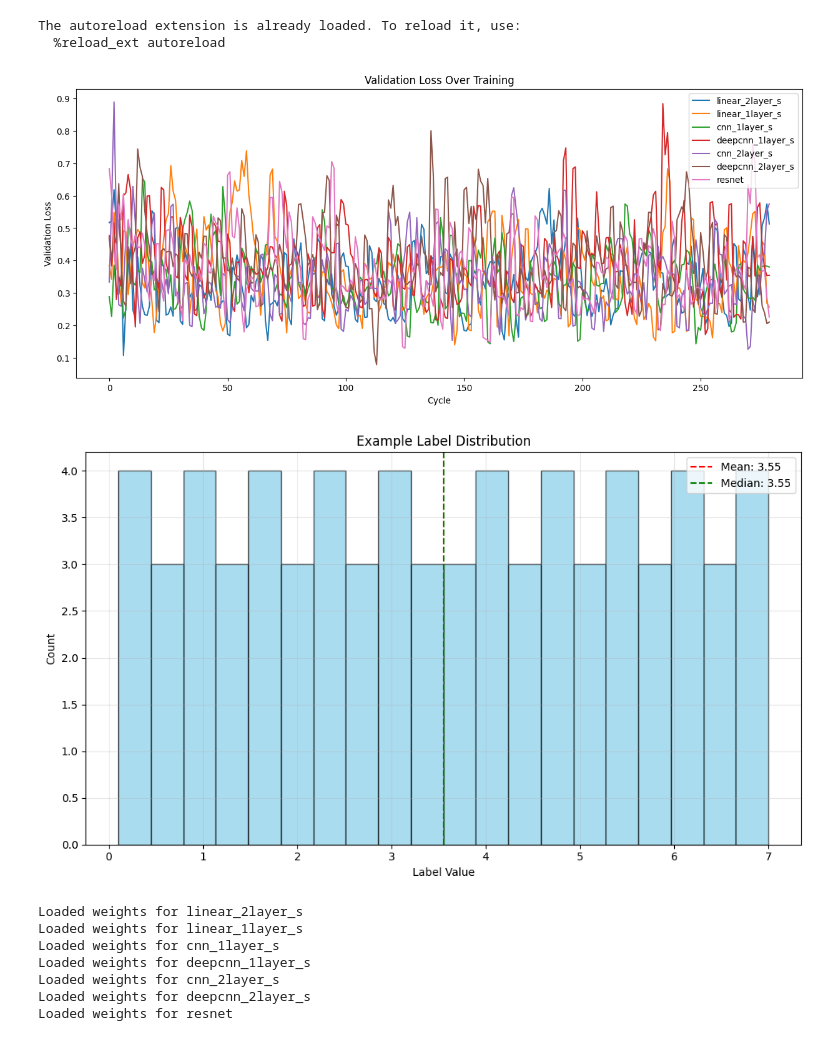
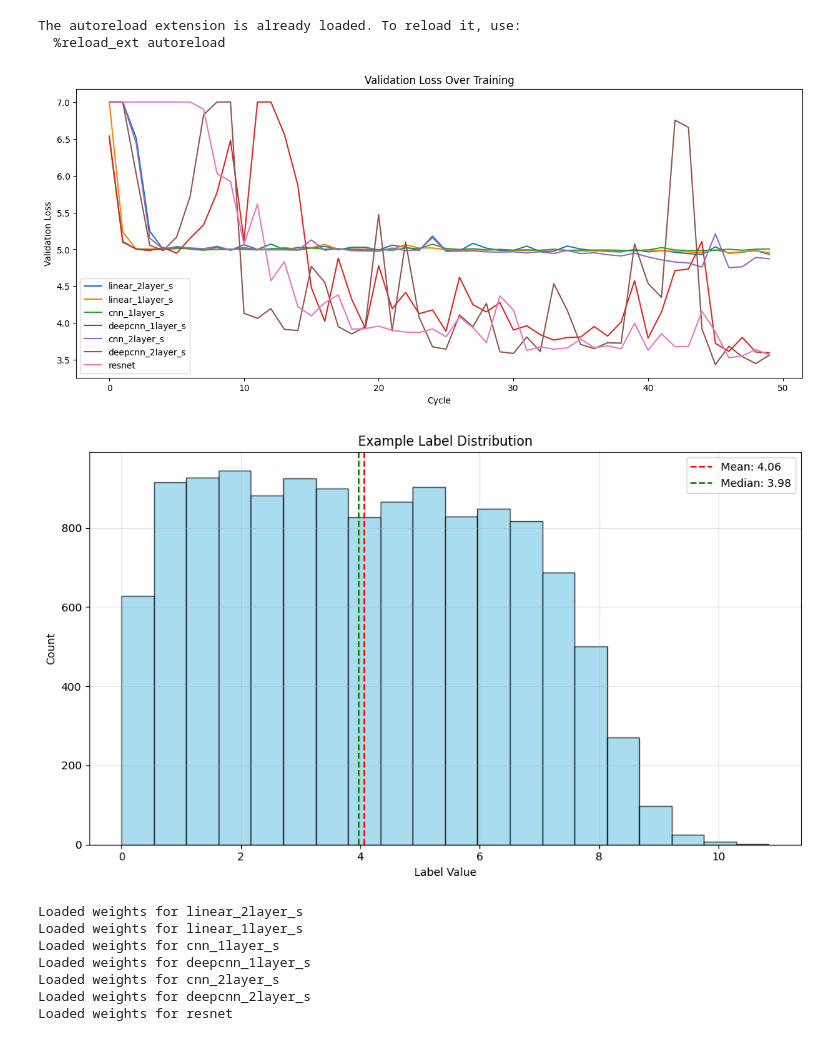
Before and after one commit to Biomedical-Imaging-Group/MolecularDiffusion_MiViT, a Jupyter notebook: train_results.ipynb, the cells around one changed output. Drawn from its saved outputs; the diff is of its cells as text; code cells hidden in the pictures.

Commit message:
Real data tracking with models

```diff
--- a/train_results.ipynb
+++ b/train_results.ipynb
@@ -6,35 +6,35 @@ from helpersPlot import *
 import pandas as pd
 import seaborn as sns
 
 
 %load_ext autoreload
 %reload_ext autoreload
 %autoreload 2
 
 
 # Load training results
-results = torch.load("training_results_ft.pth",map_location=torch.device('cpu'))
+results = torch.load("training_results_real.pth",map_location=torch.device('cpu'))
 
 # Extract data
 validation_losses = results["validation_losses"]
 all_labels = results["all_labels"]
 model_weights = results["model_weights"]
 plt.figure(figsize=(15, 6))  # <-- Add this line to control figure size
 
 
 # Example: Plot validation loss curves
 for model_name, losses in validation_losses.items():
     plt.plot(np.clip(losses["val_avg"],0,7), label=model_name)
 
 plt.xlabel("Cycle")
 plt.ylabel("Validation Loss")
 plt.legend()
 plt.title("Validation Loss Over Training")
 plt.show()
 # %% [output]
 The autoreload extension is already loaded. To reload it, use:
   %reload_ext autoreload
-[figure, old version]
+[figure, new version]
 # %%
 import matplotlib.pyplot as plt
 import numpy as np
@@ -127,7 +127,7 @@ if __name__ == "__main__":
 
     plt.show()
 # %% [output]
-[figure, old version]
+[figure, new version]
 # %%
 from trainSettings import *
 
```
Also changed, not shown: parts of 6 cells of this notebook, 4 other files.
